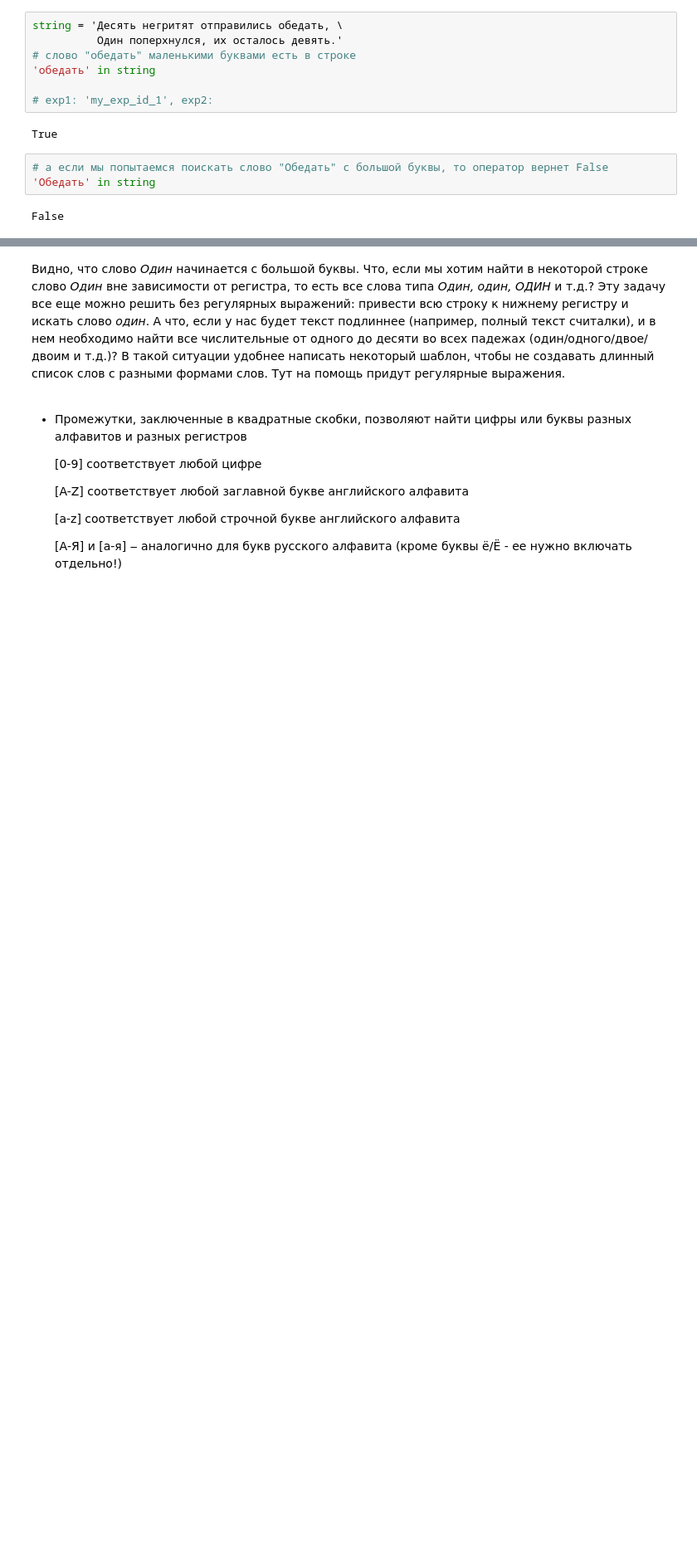
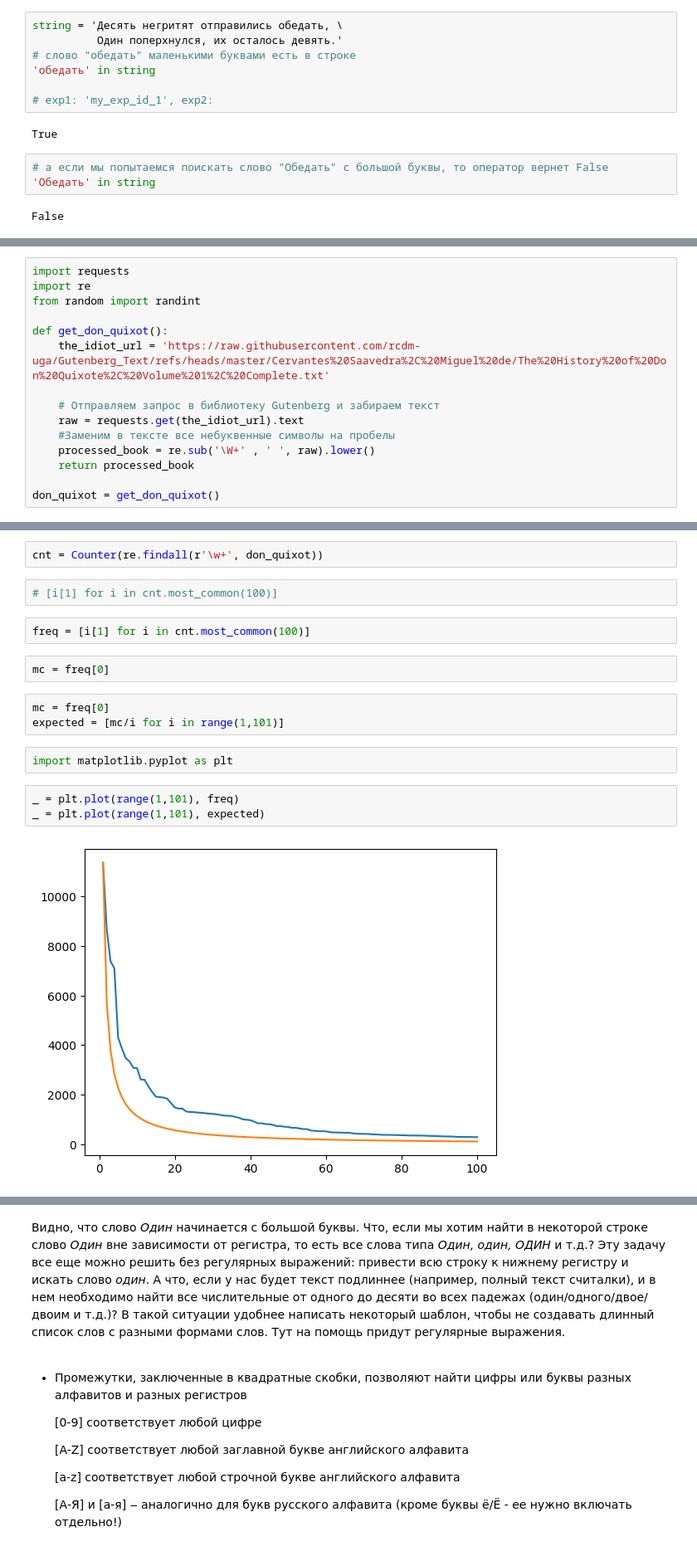
Before and after one commit to pileyan/DPO_Python_2026, a Jupyter notebook: lect04_regexp/regexp.ipynb, the cells around one changed output, grey strips where cells are left out. Shown at 83% size. Drawn from its saved outputs; the diff is of its cells as text; blank space fills up the shorter version.

```diff
--- a/lect04_regexp/regexp.ipynb
+++ b/lect04_regexp/regexp.ipynb
@@ -47,0 +58,15 @@ False
+# %%
+import requests
+import re
+from random import randint
+
+def get_don_quixot():
+    the_idiot_url = 'https://raw.githubusercontent.com/rcdm-uga/Gutenberg_Text/refs/heads/master/Cervantes%20Saavedra%2C%20Miguel%20de/The%20History%20of%20Don%20Quixote%2C%20Volume%201%2C%20Complete.txt'
+
+    # Отправляем запрос в библиотеку Gutenberg и забираем текст
+    raw = requests.get(the_idiot_url).text
+    #Заменим в тексте все небуквенные символы на пробелы
+    processed_book = re.sub('\W+' , ' ', raw).lower()
+    return processed_book
+
+don_quixot = get_don_quixot()
@@ -47,0 +97,18 @@ False
+# %%
+cnt = Counter(re.findall(r'\w+', don_quixot))
+# %%
+# [i[1] for i in cnt.most_common(100)]
+# %%
+freq = [i[1] for i in cnt.most_common(100)]
+# %%
+mc = freq[0]
+# %%
+mc = freq[0]
+expected = [mc/i for i in range(1,101)]
+# %%
+import matplotlib.pyplot as plt
+# %%
+_ = plt.plot(range(1,101), freq)
+_ = plt.plot(range(1,101), expected)
+# %% [output]
+[figure, added]
```
Also changed, not shown: parts of 14 cells of this notebook, 2 other files.
